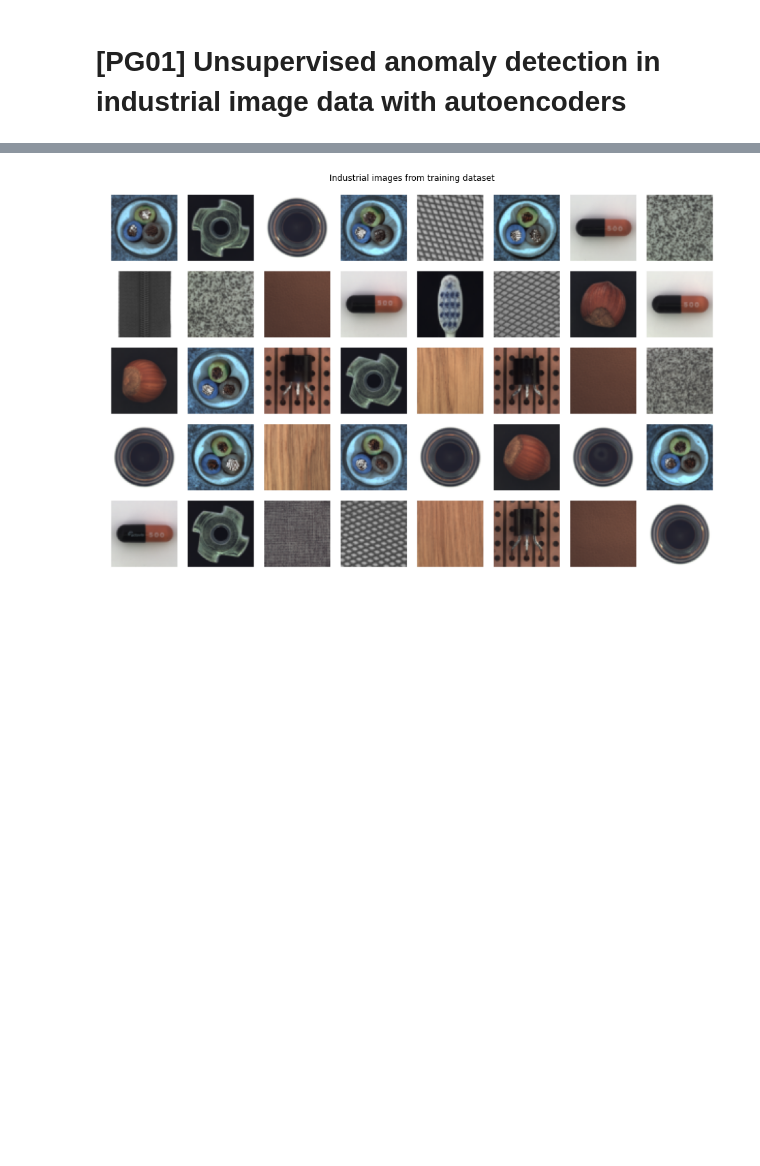
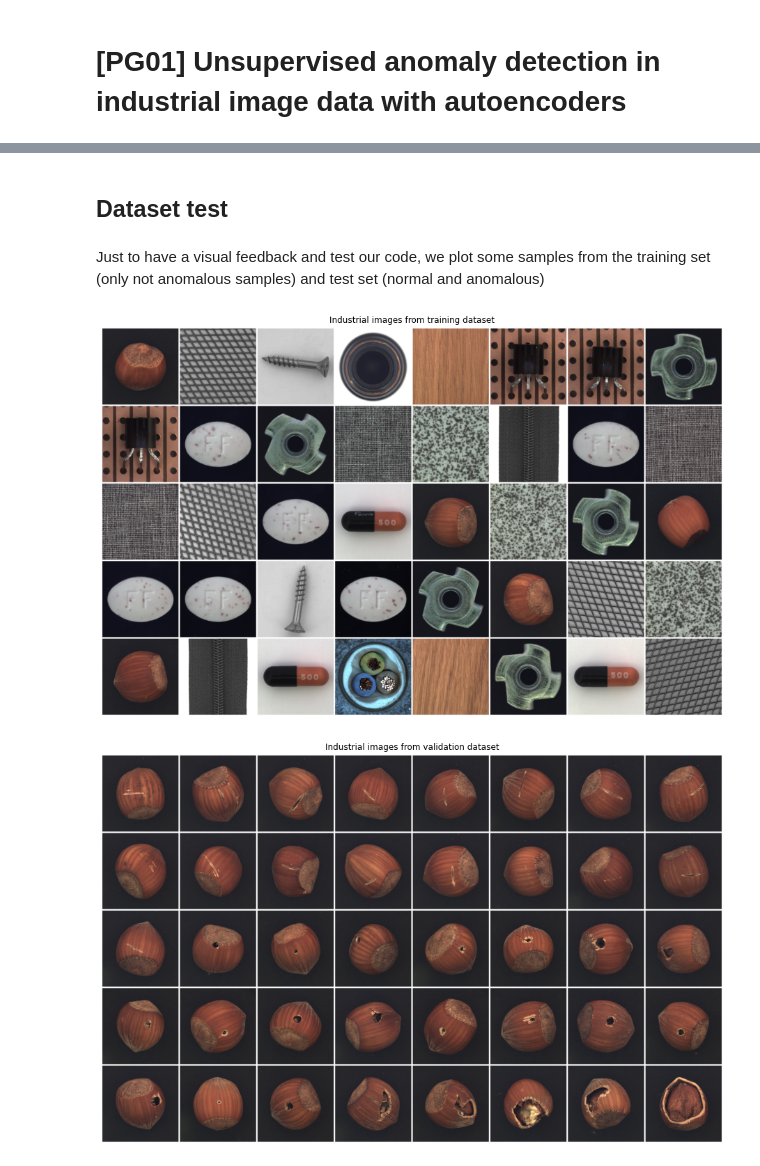
Before and after one commit to DennisRotondi/eai_anomaly_detection, a Jupyter notebook: anomaly_detection.ipynb, the cells around one changed output, grey strips where cells are left out. Cells and saved outputs as stored; diff of their text form; code cells hidden in the pictures; blank space fills up the shorter version.

```diff
--- a/anomaly_detection.ipynb
+++ b/anomaly_detection.ipynb
@@ -15,6 +22,10 @@ from dataclasses import dataclass
 from dataclasses import asdict
 import matplotlib.pyplot as plt
 import torchvision
+# %% [markdown]
+## Dataset test
+# %% [markdown]
+Just to have a visual feedback and test our code, we plot some samples from the training set (only not anomalous samples) and test set (normal and anomalous)
 # %%
 @dataclass
 class Hparams:
@@ -32,17 +42,20 @@ MVTec_Data.setup()
 # %%
 # to make sure everything works we just plot a sample of our images
 def plot_objects(images,
                 images_per_row,
                 border = 10,
                 pad_value = 1,
                 title = 'Industrial images',
                 figsize = (16,16)):
     plt.figure(figsize = figsize)
     plt.imshow(torchvision.utils.make_grid(images,images_per_row,border,pad_value=pad_value).permute(1, 2, 0))
     plt.title(title)
     plt.axis('off')
 
 batch = iter(MVTec_Data.train_dataloader()).next()
 plot_objects(batch["img"][0:40], images_per_row=8, title="Industrial images from training dataset")
+batch2 = iter(MVTec_Data.val_dataloader()).next()
+plot_objects(batch2["img"][0:40], images_per_row=8, title="Industrial images from validation dataset")
 # %% [output]
-[figure, old version]
+[figure, new version]
+[figure, added]
```
Also changed, not shown: parts of 6 cells of this notebook, 2 other files.
